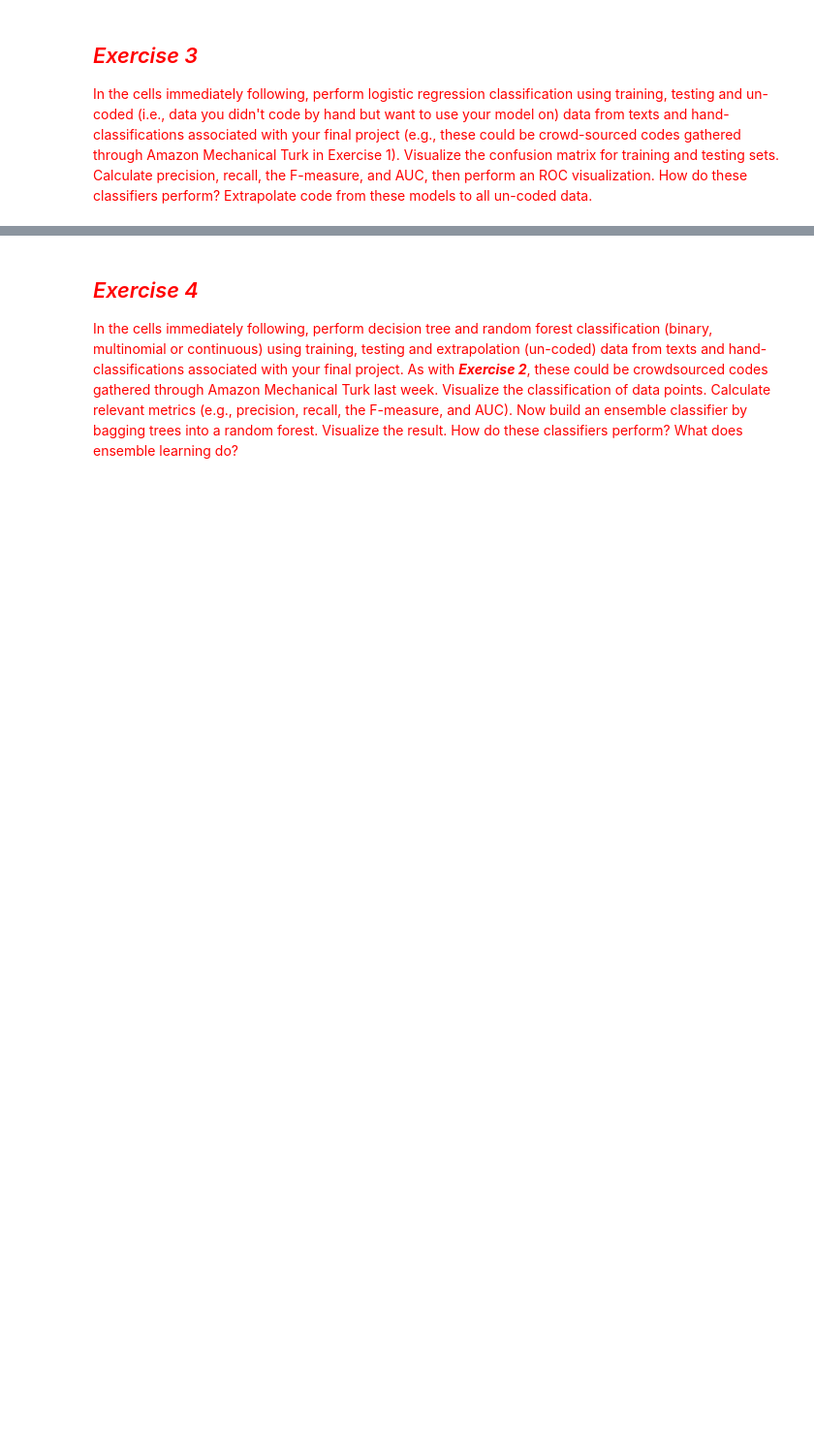
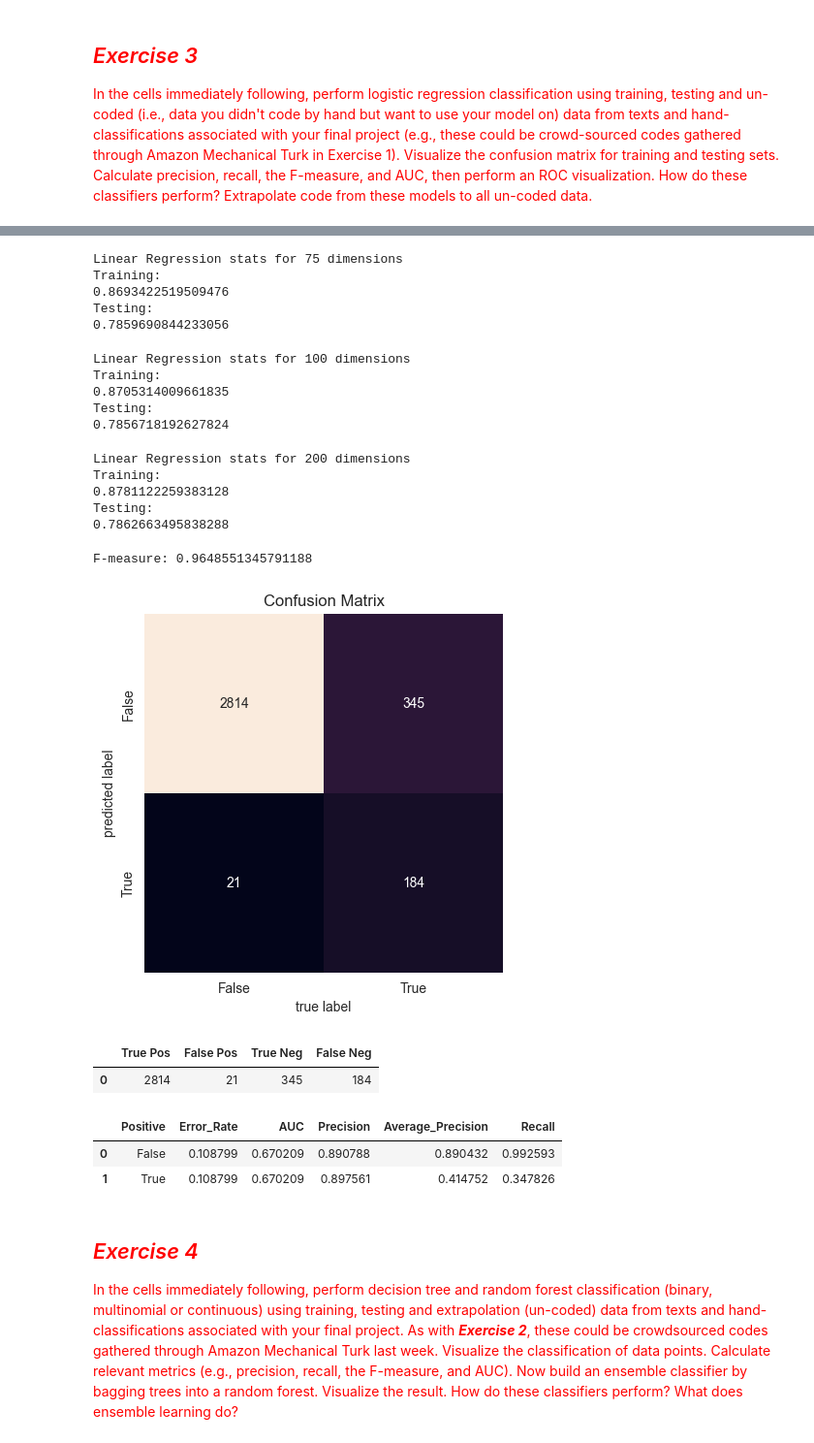
Before and after one commit to michplunkett/computational-content-analysis, a Jupyter notebook: 5-MichaelPlunkett-Answers.ipynb, the cells around one changed output, grey strips where cells are left out. Shown at 97% size. Saved outputs shown, nothing was run; the diff lists cells and outputs as text; code cells hidden in the pictures; blank space fills up the shorter version.

```diff
--- a/5-MichaelPlunkett-Answers.ipynb
+++ b/5-MichaelPlunkett-Answers.ipynb
@@ -341,0 +689,7 @@ Please also refer to the documentation for alternative solver options:
+# %%
+cm_senate_l, eval_senate_l = classifier_evaluation(
+    *sklearn.model_selection.train_test_split(
+        lucem_illud.loadSenateLarge(dataDirectory="data/"), test_size=TEST_SPLIT
+    )
+)
+display(cm_senate_l, eval_senate_l)
@@ -342,3 +699,10 @@ Please also refer to the documentation for alternative solver options:
+# %%
+cm_spam, eval_spam = classifier_evaluation(
+    *sklearn.model_selection.train_test_split(
+        lucem_illud.loadSpam(dataDirectory="data/"), test_size=TEST_SPLIT
+    )
+)
+display(cm_spam, eval_spam)
 # %% [markdown]
 ## <font color="red">*Exercise 3*</font>
 
@@ -353,3 +813,38 @@ Extrapolate code from these models to all un-coded data.
+# %%
+pca_split_stats(lg_test_df, lg_train_df, "pca_reduced_50", "UCPD_Reported", 75)
+# %% [output]
+Linear Regression stats for 75 dimensions
+Training:
+0.8693422519509476
+Testing:
+0.7859690844233056
+# %%
+pca_split_stats(lg_test_df, lg_train_df, "pca_reduced_100", "UCPD_Reported", 100)
+# %% [output]
+Linear Regression stats for 100 dimensions
+Training:
+0.8705314009661835
+Testing:
+0.7856718192627824
+# %%
+pca_split_stats(lg_test_df, lg_train_df, "pca_reduced_200", "UCPD_Reported", 200)
+# %% [output]
+Linear Regression stats for 200 dimensions
+Training:
+0.8781122259383128
+Testing:
+0.7862663495838288
+# %%
+lg_cm_df, lg_eval_df = logistic_regression_visualizer(lg_test_df)
+display(lg_cm_df, lg_eval_df)
+# %% [output]
+F-measure: 0.9648551345791188
+[figure, added]
+|  | True Pos | False Pos | True Neg | False Neg |
+| 0 | 2814 | 21 | 345 | 184 |
+|  | Positive | Error_Rate | AUC | Precision | Average_Precision | Recall |
+| 0 | False | 0.108799 | 0.670209 | 0.890788 | 0.890432 | 0.992593 |
+| 1 | True | 0.108799 | 0.670209 | 0.897561 | 0.414752 | 0.347826 |
 # %% [markdown]
 ## <font color="red">*Exercise 4*</font>
 
```
Also changed, not shown: parts of 29 cells of this notebook.
